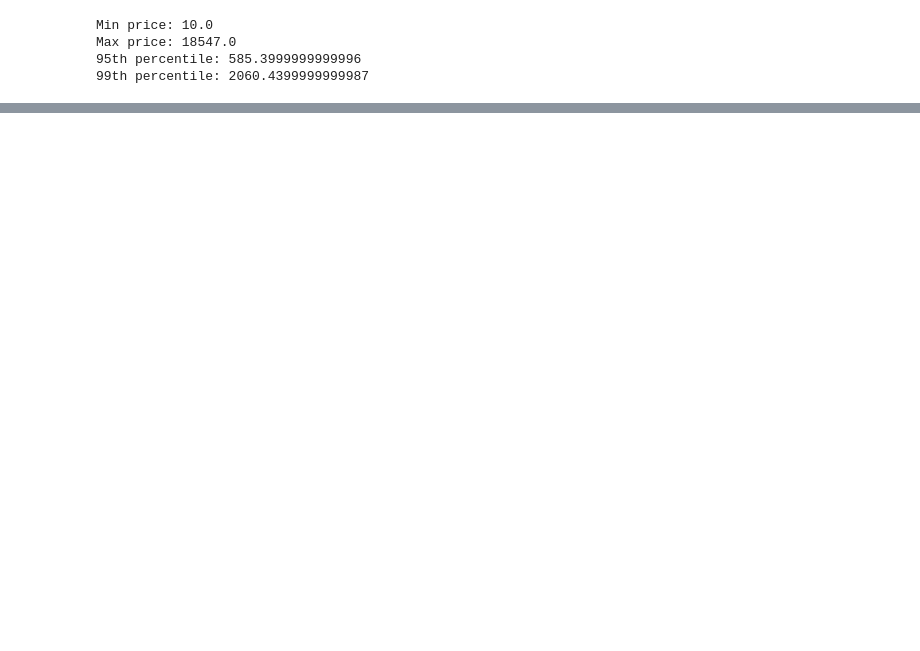
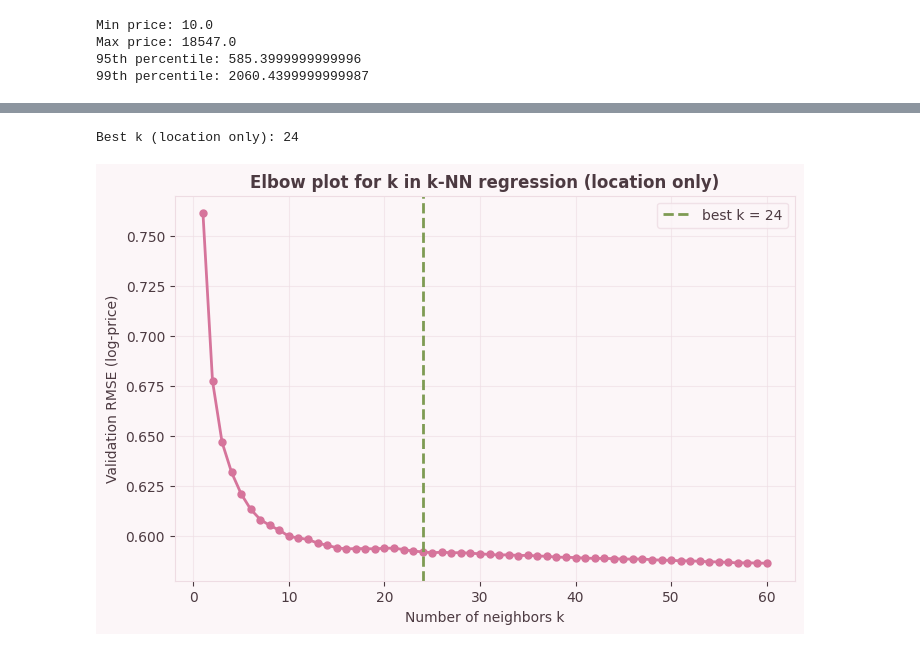
Before and after one commit to emilyglomb/AirBnB-price-predictor, a Jupyter notebook: model.ipynb, the cells around one changed output, grey strips where cells are left out. Saved outputs shown, nothing was run; the diff lists cells and outputs as text; code cells hidden in the pictures; blank space fills up the shorter version.

Commit message:
model notebook update

```diff
--- a/model.ipynb
+++ b/model.ipynb
@@ -2054,0 +154,2 @@ Index(['id', 'neighbourhood_cleansed', 'latitude', 'longitude',
+# %%
+data_model["log_price"] = np.log1p(data_model["price"])
@@ -2054,0 +160,5 @@ Index(['id', 'neighbourhood_cleansed', 'latitude', 'longitude',
+# %%
+train_df, temp_df = train_test_split(data_model, test_size=0.3, random_state=42)
+valid_df, test_df = train_test_split(temp_df, test_size=0.5, random_state=42)
+
+print("Train:", len(train_df), " Valid:", len(valid_df), " Test:", len(test_df))
@@ -2054,0 +243,42 @@ Index(['id', 'neighbourhood_cleansed', 'latitude', 'longitude',
+# %%
+k_values = range(1, 61)
+rmse_scores = []
+
+for k in k_values:
+    knn_reg = KNeighborsRegressor(n_neighbors=k, weights="distance")
+    knn_reg.fit(X_train_s, y_train)
+    pred = knn_reg.predict(X_valid_s)
+    rmse_scores.append(np.sqrt(mean_squared_error(y_valid, pred)))
+
+def select_simplest_k(k_values, rmse_scores, tol=0.01):
+    """Smallest k whose RMSE is within `tol` (relative) of the best RMSE found.
+
+    Taking the raw minimum (argmin) over k keeps improving only marginally all
+    the way out to the edge of the tested range here, so it just picks the
+    boundary of the search space rather than a meaningful "elbow". This rule
+    instead picks the simplest (smallest) k that is essentially as good as the
+    best one found.
+    """
+    k_values = list(k_values)
+    rmse_scores = np.asarray(rmse_scores)
+    best_rmse = rmse_scores.min()
+    threshold = best_rmse * (1 + tol)
+    candidates = [k for k, r in zip(k_values, rmse_scores) if r <= threshold]
+    return min(candidates)
+
+best_k_loc = select_simplest_k(k_values, rmse_scores)
+print("Best k (location only):", best_k_loc)
+# %% [output]
+Best k (location only): 24
+# %%
+plt.figure(figsize=(8, 5))
+plt.plot(list(k_values), rmse_scores, marker="o", color=COLOR_PRIMARY, linewidth=2, markersize=5)
+plt.axvline(best_k_loc, color=COLOR_SECONDARY, linestyle="--", linewidth=2, label=f"best k = {best_k_loc}")
+plt.xlabel("Number of neighbors k")
+plt.ylabel("Validation RMSE (log-price)")
+plt.title("Elbow plot for k in k-NN regression (location only)")
+plt.legend()
+plt.grid(True)
+plt.show()
+# %% [output]
+[figure, added]
```
Also changed, not shown: parts of 193 cells of this notebook.
